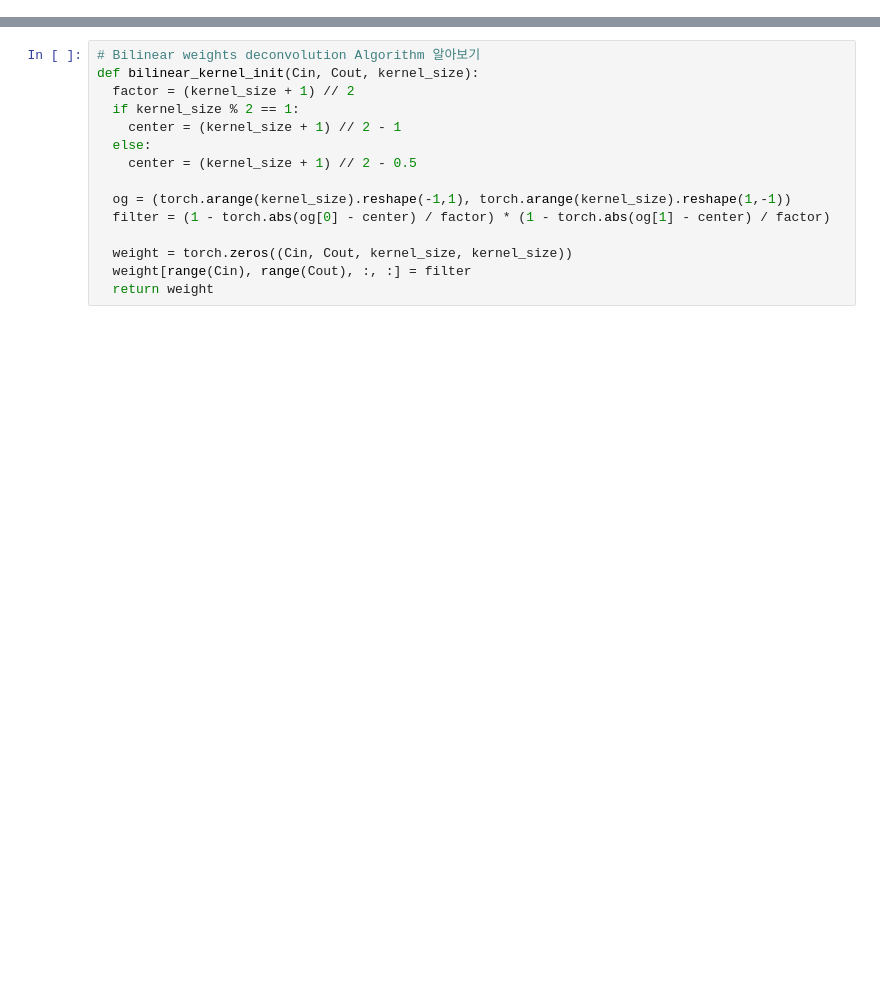
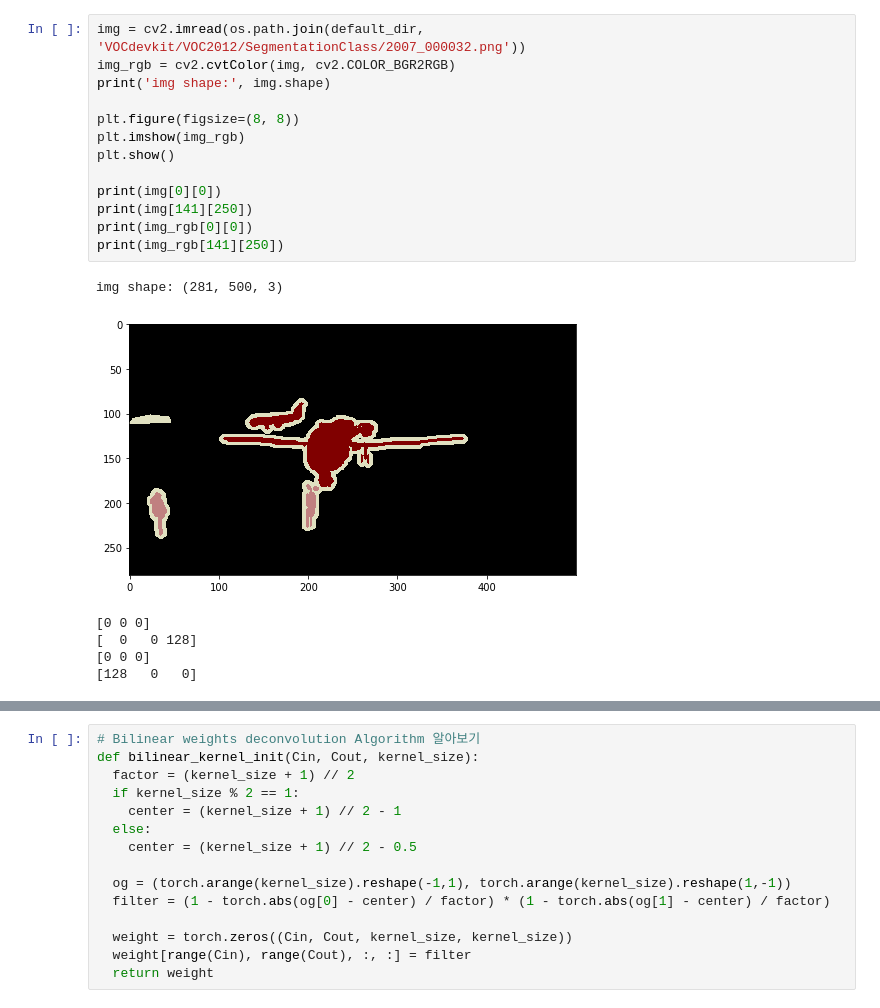
Before and after one commit to engineerJPark/Segmentation-to-World-Coordinate-by-FCN-and-Camera-Calibration, a Jupyter notebook: FCN.ipynb, the cells around one changed output, grey strips where cells are left out. Cells and saved outputs as stored; diff of their text form; blank space fills up the shorter version.

```diff
--- a/FCN.ipynb
+++ b/FCN.ipynb
@@ -95,0 +96,20 @@ print(resnet_pretrained)
+# %%
+img = cv2.imread(os.path.join(default_dir, 'VOCdevkit/VOC2012/SegmentationClass/2007_000032.png'))
+img_rgb = cv2.cvtColor(img, cv2.COLOR_BGR2RGB)
+print('img shape:', img.shape)
+
+plt.figure(figsize=(8, 8))
+plt.imshow(img_rgb)
+plt.show()
+
+print(img[0][0])
+print(img[141][250])
+print(img_rgb[0][0])
+print(img_rgb[141][250])
+# %% [output]
+img shape: (281, 500, 3)
+[figure, added]
+[0 0 0]
+[  0   0 128]
+[0 0 0]
+[128   0   0]
```
Also changed, not shown: parts of 14 cells of this notebook.
